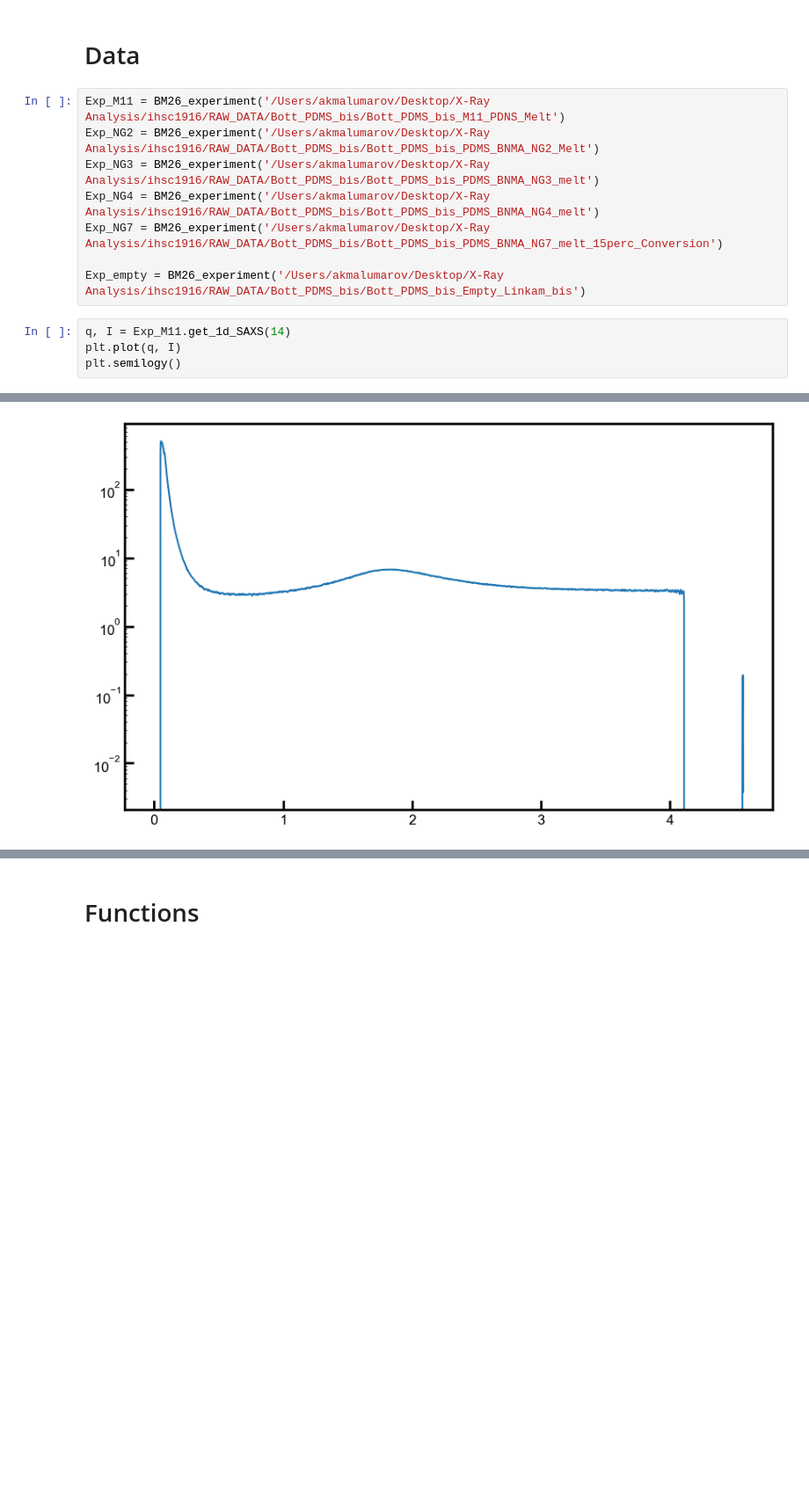
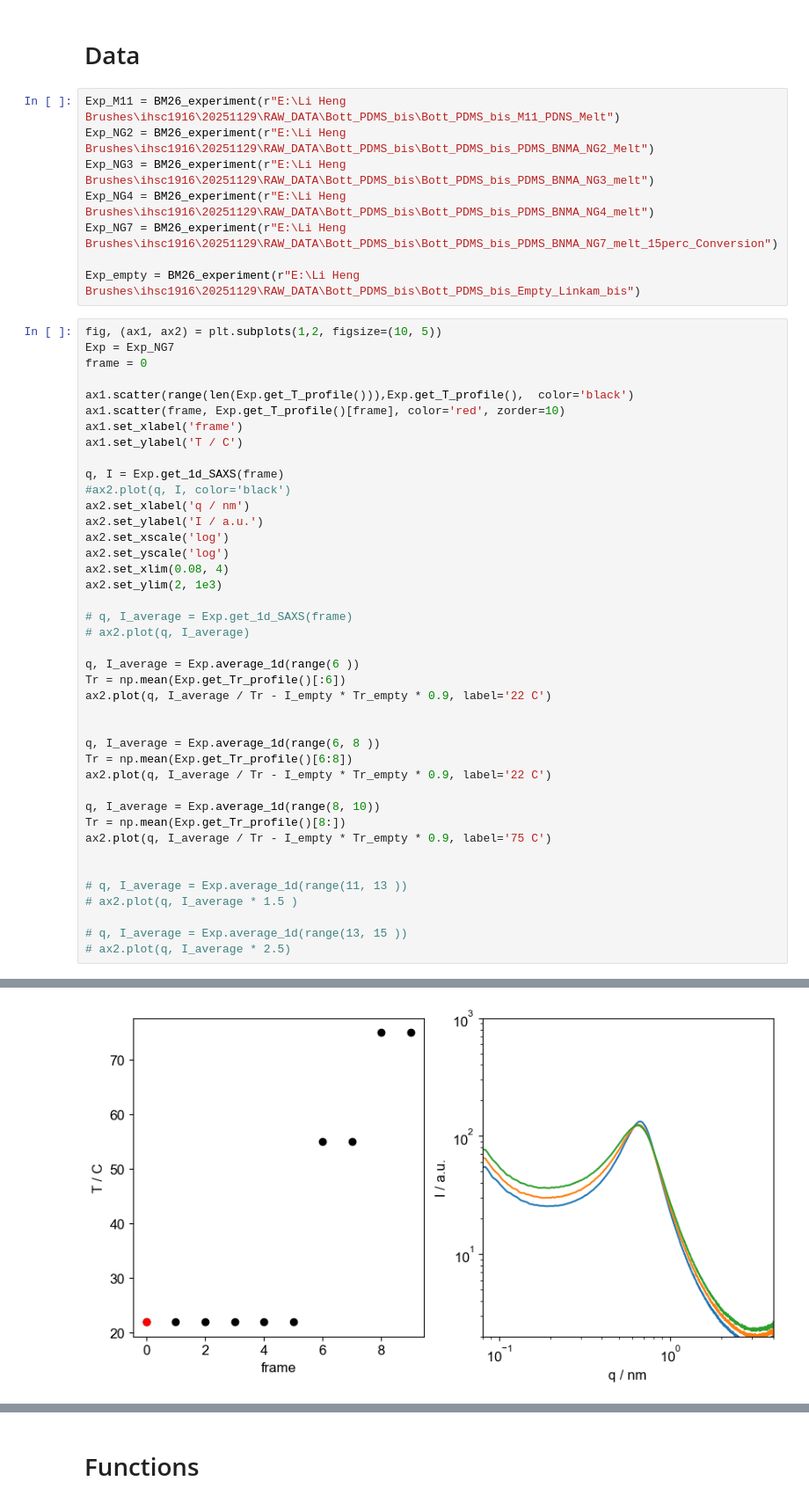
Before and after one commit to Akmalumarov/X_Ray_Scattering_Analysis, a Jupyter notebook: projects/Brushes/PDMS_brushes/ihsc1916.ipynb, the cells around one changed output, grey strips where cells are left out. Shown at 88% size. Cells and saved outputs as stored; diff of their text form; blank space fills up the shorter version.

Commit message:
pdms brushes

```diff
--- a/projects/Brushes/PDMS_brushes/ihsc1916.ipynb
+++ b/projects/Brushes/PDMS_brushes/ihsc1916.ipynb
@@ -13,15 +13,52 @@ from scipy.special import voigt_profile
 # %% [markdown]
 # Data
 # %%
-Exp_M11 = BM26_experiment('/Users/akmalumarov/Desktop/X-Ray Analysis/ihsc1916/RAW_DATA/Bott_PDMS_bis/Bott_PDMS_bis_M11_PDNS_Melt')
-Exp_NG2 = BM26_experiment('/Users/akmalumarov/Desktop/X-Ray Analysis/ihsc1916/RAW_DATA/Bott_PDMS_bis/Bott_PDMS_bis_PDMS_BNMA_NG2_Melt')
-Exp_NG3 = BM26_experiment('/Users/akmalumarov/Desktop/X-Ray Analysis/ihsc1916/RAW_DATA/Bott_PDMS_bis/Bott_PDMS_bis_PDMS_BNMA_NG3_melt')
-Exp_NG4 = BM26_experiment('/Users/akmalumarov/Desktop/X-Ray Analysis/ihsc1916/RAW_DATA/Bott_PDMS_bis/Bott_PDMS_bis_PDMS_BNMA_NG4_melt')
-Exp_NG7 = BM26_experiment('/Users/akmalumarov/Desktop/X-Ray Analysis/ihsc1916/RAW_DATA/Bott_PDMS_bis/Bott_PDMS_bis_PDMS_BNMA_NG7_melt_15perc_Conversion')
+Exp_M11 = BM26_experiment(r"E:\Li Heng Brushes\ihsc1916\20251129\RAW_DATA\Bott_PDMS_bis\Bott_PDMS_bis_M11_PDNS_Melt")
+Exp_NG2 = BM26_experiment(r"E:\Li Heng Brushes\ihsc1916\20251129\RAW_DATA\Bott_PDMS_bis\Bott_PDMS_bis_PDMS_BNMA_NG2_Melt")
+Exp_NG3 = BM26_experiment(r"E:\Li Heng Brushes\ihsc1916\20251129\RAW_DATA\Bott_PDMS_bis\Bott_PDMS_bis_PDMS_BNMA_NG3_melt")
+Exp_NG4 = BM26_experiment(r"E:\Li Heng Brushes\ihsc1916\20251129\RAW_DATA\Bott_PDMS_bis\Bott_PDMS_bis_PDMS_BNMA_NG4_melt")
+Exp_NG7 = BM26_experiment(r"E:\Li Heng Brushes\ihsc1916\20251129\RAW_DATA\Bott_PDMS_bis\Bott_PDMS_bis_PDMS_BNMA_NG7_melt_15perc_Conversion")
 
-Exp_empty = BM26_experiment('/Users/akmalumarov/Desktop/X-Ray Analysis/ihsc1916/RAW_DATA/Bott_PDMS_bis/Bott_PDMS_bis_Empty_Linkam_bis')
+Exp_empty = BM26_experiment(r"E:\Li Heng Brushes\ihsc1916\20251129\RAW_DATA\Bott_PDMS_bis\Bott_PDMS_bis_Empty_Linkam_bis")
 # %%
-q, I = Exp_M11.get_1d_SAXS(14)
-plt.plot(q, I)
-plt.semilogy()
+fig, (ax1, ax2) = plt.subplots(1,2, figsize=(10, 5))
+Exp = Exp_NG7
+frame = 0
+
+ax1.scatter(range(len(Exp.get_T_profile())),Exp.get_T_profile(),  color='black')
+ax1.scatter(frame, Exp.get_T_profile()[frame], color='red', zorder=10)
+ax1.set_xlabel('frame')
+ax1.set_ylabel('T / C')
+
+q, I = Exp.get_1d_SAXS(frame)
+#ax2.plot(q, I, color='black')
+ax2.set_xlabel('q / nm')
+ax2.set_ylabel('I / a.u.')
+ax2.set_xscale('log')
+ax2.set_yscale('log')
+ax2.set_xlim(0.08, 4)
+ax2.set_ylim(2, 1e3)
+
+# q, I_average = Exp.get_1d_SAXS(frame)
+# ax2.plot(q, I_average)
+
+q, I_average = Exp.average_1d(range(6 ))
+Tr = np.mean(Exp.get_Tr_profile()[:6])
+ax2.plot(q, I_average / Tr - I_empty * Tr_empty * 0.9, label='22 C')
+
+
+q, I_average = Exp.average_1d(range(6, 8 ))
+Tr = np.mean(Exp.get_Tr_profile()[6:8])
+ax2.plot(q, I_average / Tr - I_empty * Tr_empty * 0.9, label='22 C')
+
+q, I_average = Exp.average_1d(range(8, 10))
+Tr = np.mean(Exp.get_Tr_profile()[8:])
+ax2.plot(q, I_average / Tr - I_empty * Tr_empty * 0.9, label='75 C')
+
+
+# q, I_average = Exp.average_1d(range(11, 13 ))
+# ax2.plot(q, I_average * 1.5 )
+
+# q, I_average = Exp.average_1d(range(13, 15 ))
+# ax2.plot(q, I_average * 2.5)
 # %% [output]
@@ -29 +69 @@ plt.semilogy()
-[figure, old version]
+[figure, new version]
```
Also changed, not shown: parts of 15 cells of this notebook, 6 other files.
